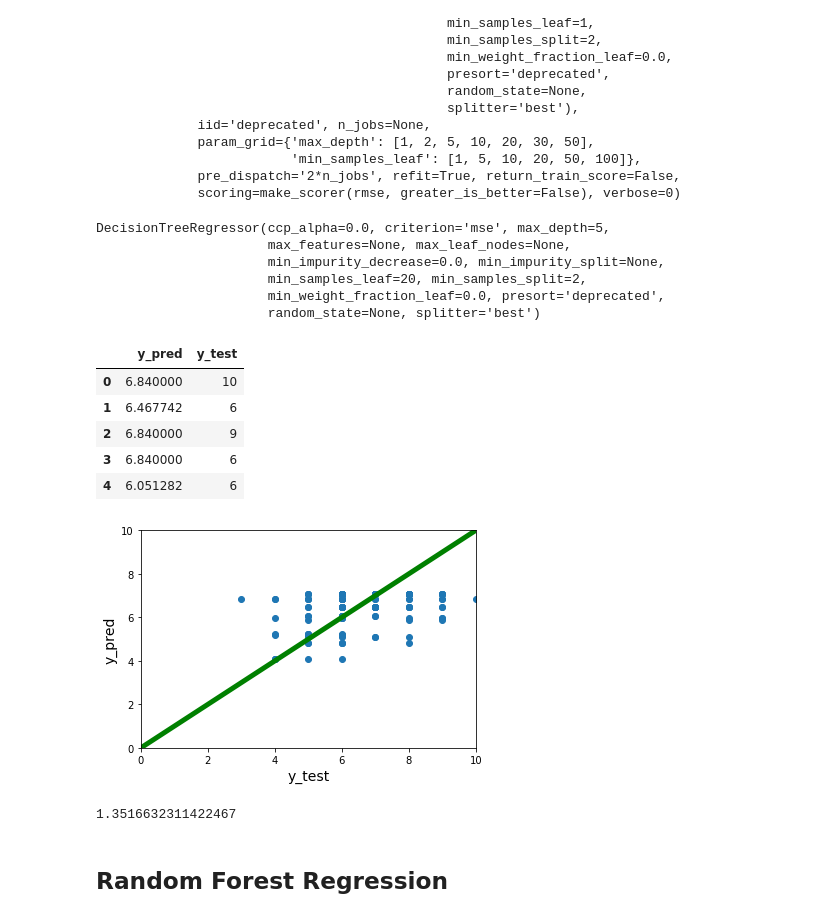
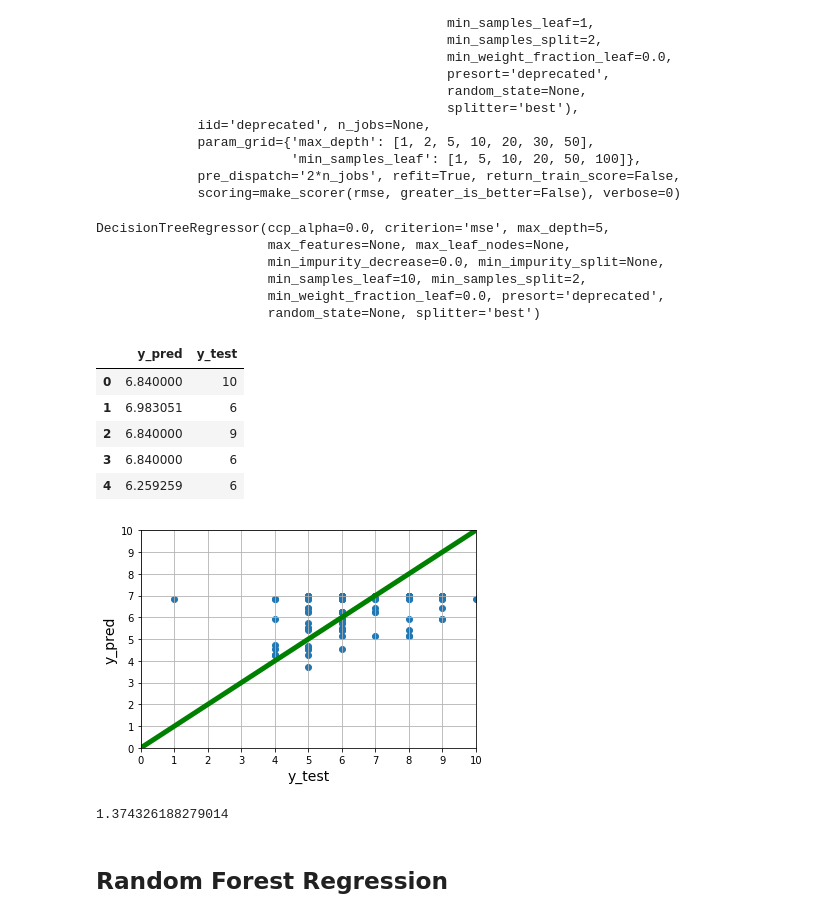
Before and after one commit to albertorekena/education-improvement, a Jupyter notebook: 02.-portuguese-modelling-regression-range_G3-10-repaired-G3-0-values.ipynb, the cells around one changed output. Cells and saved outputs as stored; diff of their text form; code cells hidden in the pictures.

```diff
--- a/02.-portuguese-modelling-regression-range_G3-10-repaired-G3-0-values.ipynb
+++ b/02.-portuguese-modelling-regression-range_G3-10-repaired-G3-0-values.ipynb
@@ -22,7 +22,7 @@ warnings.filterwarnings('ignore')
 pd.set_option('display.max_columns',100)
 pd.set_option('display.max_rows',1000)
 # %%
-df_por = pd.read_pickle('df_por_range-G3-10_repaired-G3-0-values.pkl')
+df_por = pd.read_pickle('df_por_modelling_range-G3-10_repaired-G3-0-values.pkl')
 
 df_por.head()
 # %% [output]
@@ -112,7 +115,7 @@ grid_search_cv.best_estimator_
 DecisionTreeRegressor(ccp_alpha=0.0, criterion='mse', max_depth=5,
                       max_features=None, max_leaf_nodes=None,
                       min_impurity_decrease=0.0, min_impurity_split=None,
-                      min_samples_leaf=20, min_samples_split=2,
+                      min_samples_leaf=10, min_samples_split=2,
                       min_weight_fraction_leaf=0.0, presort='deprecated',
                       random_state=None, splitter='best')
 # %%
@@ -127,25 +130,28 @@ df_temp.head()
 # %% [output]
 |  | y_pred | y_test |
 | 0 | 6.840000 | 10 |
-| 1 | 6.467742 | 6 |
+| 1 | 6.983051 | 6 |
 | 2 | 6.840000 | 9 |
 | 3 | 6.840000 | 6 |
-| 4 | 6.051282 | 6 |
+| 4 | 6.259259 | 6 |
 # %%
 plt.scatter(df_temp['y_test'],df_temp['y_pred'])
 plt.xlabel('y_test',fontsize = 14)
 plt.ylabel('y_pred',fontsize = 14)
 plt.xlim(0,10)
 plt.ylim(0,10)
 y_lim = plt.ylim()
 x_lim = plt.xlim()
+plt.xticks(list(range(0,11)))
+plt.yticks(list(range(0,11)))
+plt.grid()
 plt.plot(x_lim,y_lim,color = 'g',linewidth = 5);
 # %% [output]
-[figure, old version]
+[figure, new version]
 # %%
 rmse(y_pred,y_test)
 # %% [output]
-1.3516632311422467
+1.374326188279014
 # %% [markdown]
 ## Random Forest Regression
 # %%
```
Also changed, not shown: parts of 16 cells of this notebook, 6 other files.
